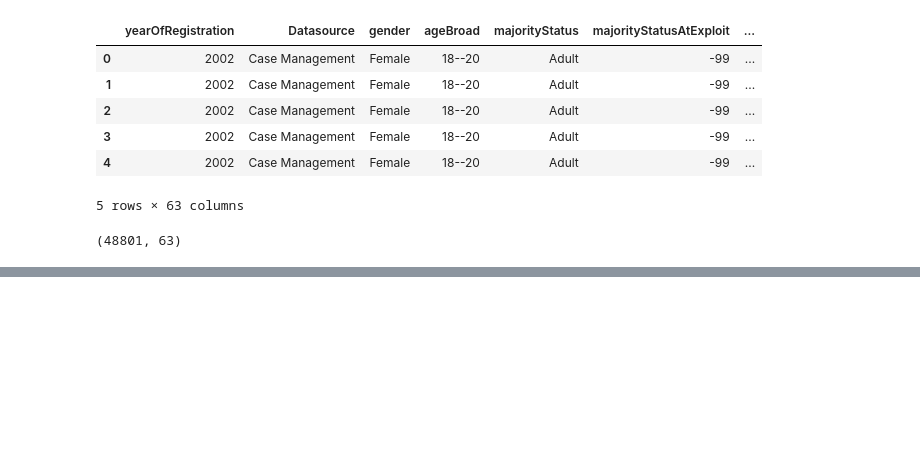
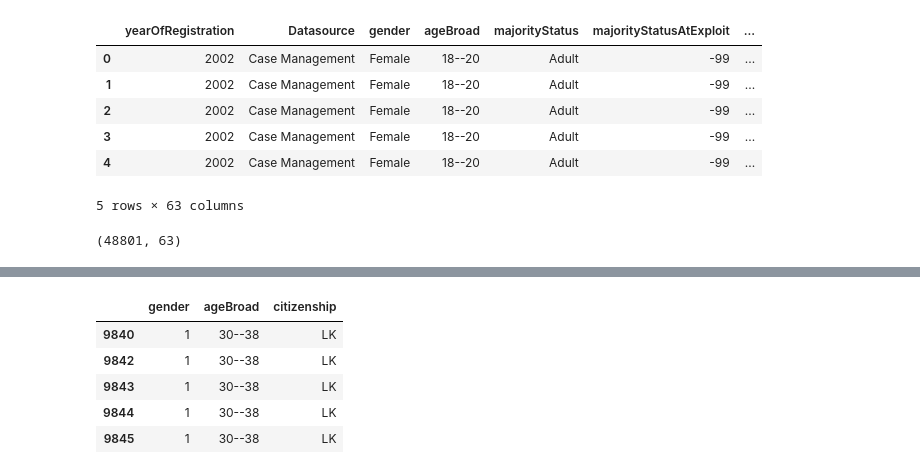
Before and after one commit to gh-mrmoore/Human-Trafficking-Analysis, a Jupyter notebook: more_eda.ipynb, the cells around one changed output, grey strips where cells are left out. Saved outputs shown, nothing was run; the diff lists cells and outputs as text; code cells hidden in the pictures; blank space fills up the shorter version.

```diff
--- a/more_eda.ipynb
+++ b/more_eda.ipynb
@@ -101,0 +298,10 @@ categorized_eda_df.head()
+# %%
+model_df.replace({'gender': {'Female': 1, 'Male': 0}}, inplace=True)
+model_df.head()
+# %% [output]
+|  | gender | ageBroad | citizenship |
+| 9840 | 1 | 30--38 | LK |
+| 9842 | 1 | 30--38 | LK |
+| 9843 | 1 | 30--38 | LK |
+| 9844 | 1 | 30--38 | LK |
+| 9845 | 1 | 30--38 | LK |
```
Also changed, not shown: parts of 26 cells of this notebook, 1 other file.
